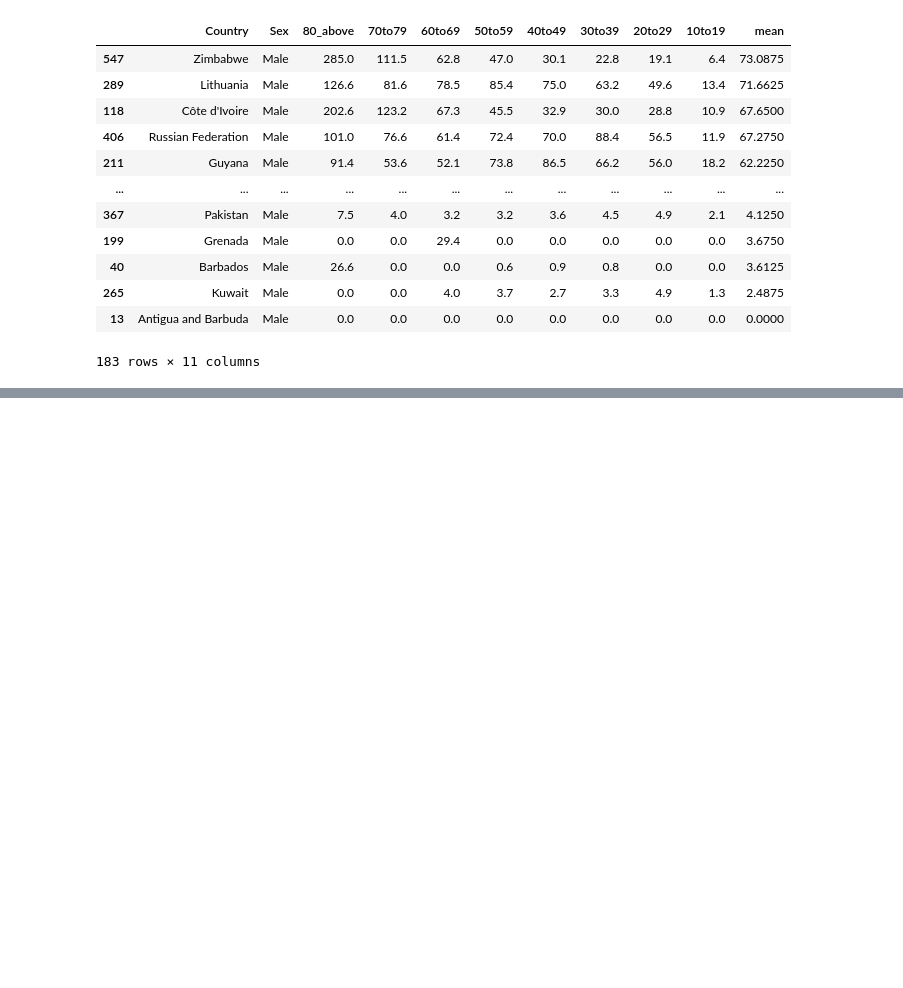
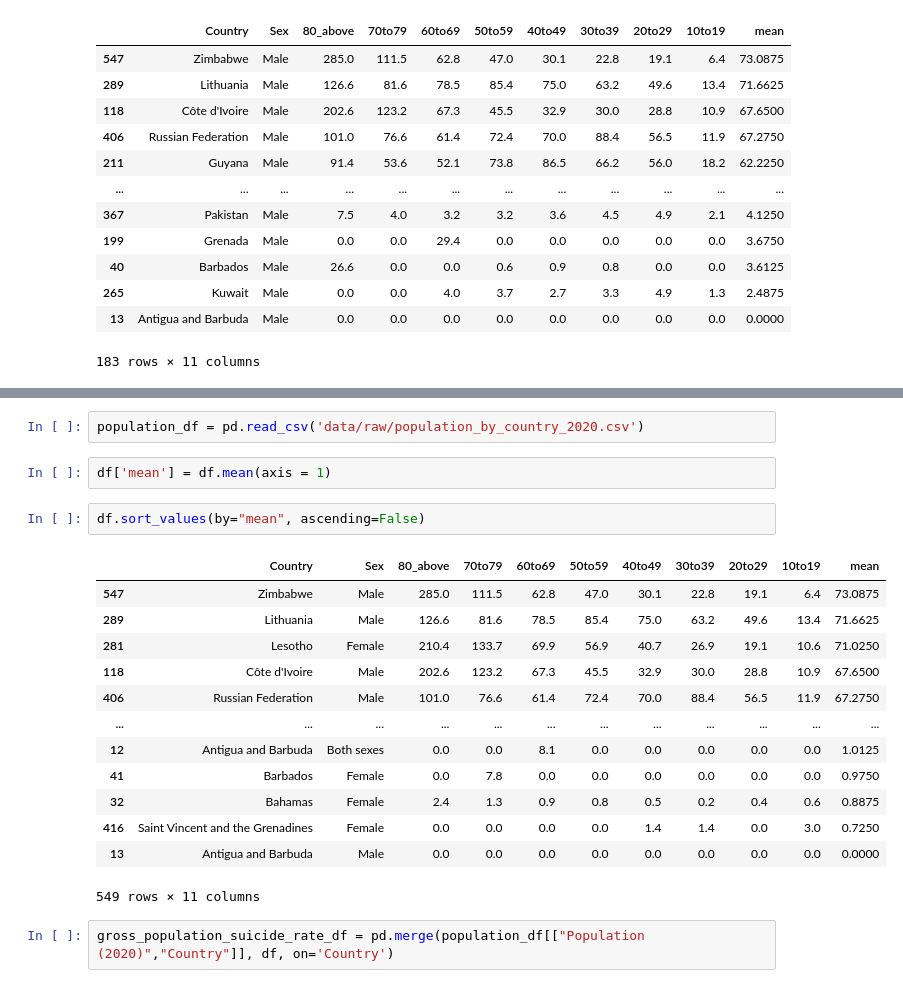
Before and after one commit to Cbeeb121/EECS731-JimmyWrangler, a Jupyter notebook: suicide_rates_notebook.ipynb, the cells around one changed output, grey strips where cells are left out. Drawn from its saved outputs; the diff is of its cells as text; blank space fills up the shorter version.

```diff
--- a/suicide_rates_notebook.ipynb
+++ b/suicide_rates_notebook.ipynb
@@ -689,0 +559,22 @@ male_df.sort_values(by="mean", ascending=False)
+# %%
+population_df = pd.read_csv('data/raw/population_by_country_2020.csv')
+# %%
+df['mean'] = df.mean(axis = 1)
+# %%
+df.sort_values(by="mean", ascending=False)
+# %% [output]
+|  | Country | Sex | 80_above | 70to79 | 60to69 | 50to59 | 40to49 | 30to39 | 20to29 | 10to19 | mean |
+| 547 | Zimbabwe | Male | 285.0 | 111.5 | 62.8 | 47.0 | 30.1 | 22.8 | 19.1 | 6.4 | 73.0875 |
+| 289 | Lithuania | Male | 126.6 | 81.6 | 78.5 | 85.4 | 75.0 | 63.2 | 49.6 | 13.4 | 71.6625 |
+| 281 | Lesotho | Female | 210.4 | 133.7 | 69.9 | 56.9 | 40.7 | 26.9 | 19.1 | 10.6 | 71.0250 |
+| 118 | Côte d'Ivoire | Male | 202.6 | 123.2 | 67.3 | 45.5 | 32.9 | 30.0 | 28.8 | 10.9 | 67.6500 |
+| 406 | Russian Federation | Male | 101.0 | 76.6 | 61.4 | 72.4 | 70.0 | 88.4 | 56.5 | 11.9 | 67.2750 |
+| ... | ... | ... | ... | ... | ... | ... | ... | ... | ... | ... | ... |
+| 12 | Antigua and Barbuda | Both sexes | 0.0 | 0.0 | 8.1 | 0.0 | 0.0 | 0.0 | 0.0 | 0.0 | 1.0125 |
+| 41 | Barbados | Female | 0.0 | 7.8 | 0.0 | 0.0 | 0.0 | 0.0 | 0.0 | 0.0 | 0.9750 |
+| 32 | Bahamas | Female | 2.4 | 1.3 | 0.9 | 0.8 | 0.5 | 0.2 | 0.4 | 0.6 | 0.8875 |
+| 416 | Saint Vincent and the Grenadines | Female | 0.0 | 0.0 | 0.0 | 0.0 | 1.4 | 1.4 | 0.0 | 3.0 | 0.7250 |
+| 13 | Antigua and Barbuda | Male | 0.0 | 0.0 | 0.0 | 0.0 | 0.0 | 0.0 | 0.0 | 0.0 | 0.0000 |
+549 rows × 11 columns
+# %%
+gross_population_suicide_rate_df = pd.merge(population_df[["Population (2020)","Country"]], df, on='Country')
```
Also changed, not shown: parts of 23 cells of this notebook, 2 other files.
